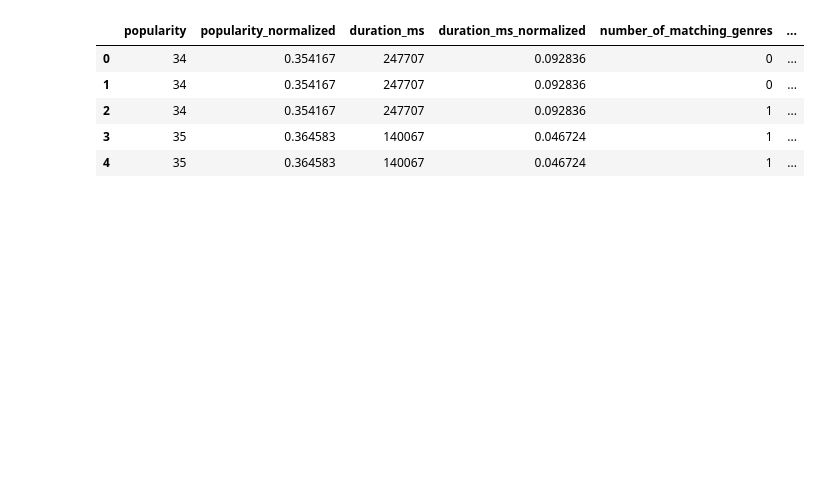
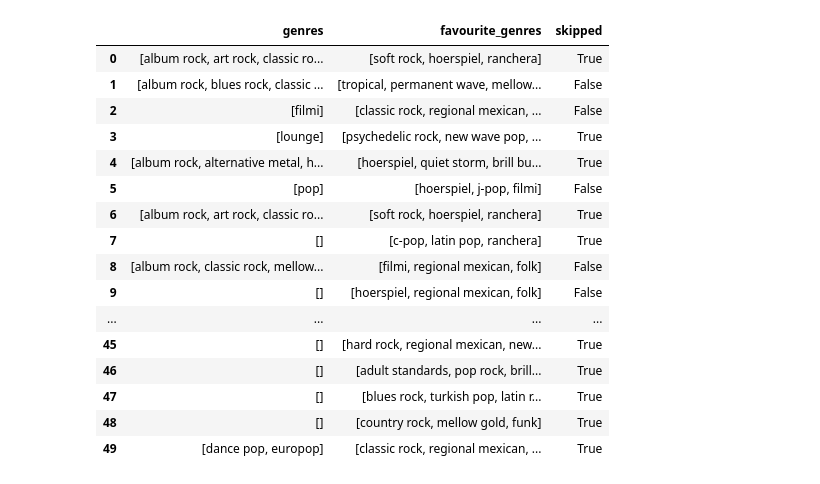
Before and after one commit to BartlomiejRasztabiga/IUM, a Jupyter notebook: notebooks/model2.ipynb, the cells around one changed output. Drawn from its saved outputs; the diff is of its cells as text; code cells hidden in the pictures; blank space fills up the shorter version.

```diff
--- a/notebooks/model2.ipynb
+++ b/notebooks/model2.ipynb
@@ -76,57 +109,76 @@ common genres {'blues rock', 'singer-songwriter', 'pop', 'album rock', 'quiet st
 # %%
+def normalize(data):
+  return (data - np.min(data)) / (np.max(data) - np.min(data))
+
 # Combine genres and favourite_genres
-all_genres = list(data['favourite_genres'] + data['genres'])
+all_genres = list(balanced_data['favourite_genres'] + balanced_data['genres'])
 
 # One-hot encode the genres
 mlb = MultiLabelBinarizer()
 mlb.fit(all_genres)
 
 encoded_all_genres = mlb.fit_transform(all_genres)
 
+# TODO moze trzeba inaczej enkodowac?
+
 # Split encoded_genres into genres and favourite_genres
-# encoded_favourite_genres = encoded_all_genres[:, :len(data['favourite_genres'][0])]
-# encoded_genres = encoded_all_genres[:, len(data['favourite_genres'][0]):]
+encoded_favourite_genres = encoded_all_genres[:, :len(balanced_data['favourite_genres'][0])]
+encoded_genres = encoded_all_genres[:, len(balanced_data['favourite_genres'][0]):]
 
-encoded_favourite_genres = mlb.transform(data['favourite_genres'])
-encoded_genres = mlb.transform(data['genres'])
+encoded_favourite_genres = mlb.transform(balanced_data['favourite_genres'])
+encoded_genres = mlb.transform(balanced_data['genres'])
 # encoded_common_genres = mlb.transform(data['common_genres'])
 
-popularity_normalized = data['popularity'].values.reshape(-1, 1)
-popularity_normalized = (popularity_normalized - np.min(popularity_normalized)) / (
-    np.max(popularity_normalized) - np.min(popularity_normalized))
+timestamp_normalized = balanced_data['timestamp'].values.reshape(-1, 1)
+timestamp_normalized = normalize(timestamp_normalized)
 
-duration_ms_normalized = data['duration_ms'].values.reshape(-1, 1)
-duration_ms_normalized = (duration_ms_normalized - np.min(duration_ms_normalized)) / (
-    np.max(duration_ms_normalized) - np.min(duration_ms_normalized))
+popularity_normalized = balanced_data['popularity'].values.reshape(-1, 1)
+popularity_normalized = normalize(popularity_normalized)
 
-danceability_normalized = data['danceability'].values.reshape(-1, 1)
-danceability_normalized = (danceability_normalized - np.min(danceability_normalized)) / (
-    np.max(danceability_normalized) - np.min(danceability_normalized))
+tempo_normalized = balanced_data['tempo'].values.reshape(-1, 1)
+tempo_normalized = normalize(tempo_normalized)
 
-energy_normalized = data['energy'].values.reshape(-1, 1)
-energy_normalized = (energy_normalized - np.min(energy_normalized)) / (
-    np.max(energy_normalized) - np.min(energy_normalized))
+duration_ms_normalized = balanced_data['duration_ms'].values.reshape(-1, 1)
+duration_ms_normalized = normalize(duration_ms_normalized)
 
-number_of_matching_genres_normalized = data['number_of_matching_genres'].values.reshape(-1, 1)
-number_of_matching_genres_normalized = (number_of_matching_genres_normalized - np.min(
-    number_of_matching_genres_normalized)) / (np.max(number_of_matching_genres_normalized) - np.min(
-    number_of_matching_genres_normalized))
+danceability_normalized = balanced_data['danceability'].values.reshape(-1, 1)
+danceability_normalized = normalize(danceability_normalized)
+
+energy_normalized = balanced_data['energy'].values.reshape(-1, 1)
+energy_normalized = normalize(energy_normalized)
+
+number_of_matching_genres_normalized = balanced_data['number_of_matching_genres'].values.reshape(-1, 1)
+number_of_matching_genres_normalized = normalize(number_of_matching_genres_normalized)
+
+hour_of_day_normalized = balanced_data['hour_of_day'].values.reshape(-1, 1)
+hour_of_day_normalized = normalize(hour_of_day_normalized)
+
+day_of_week_normalized = balanced_data['day_of_week'].values.reshape(-1, 1)
+day_of_week_normalized = normalize(day_of_week_normalized)
 
 # create data frame from data genres, data favourite_genres, encoded genres, encoded favourite_genres
 df = pd.DataFrame(
-    data={'popularity': data['popularity'],
-          'popularity_normalized': popularity_normalized.reshape(-1),
-          'duration_ms': data['duration_ms'],
-          'duration_ms_normalized': duration_ms_normalized.reshape(-1),
-          'number_of_matching_genres': data['number_of_matching_genres'],
-          'number_of_matching_genres_normalized': number_of_matching_genres_normalized.reshape(-1),
-          'skipped': data['skipped']})
+    data={
+          'genres': balanced_data['genres'],
+          'favourite_genres': balanced_data['favourite_genres'],
+          'skipped': balanced_data['skipped']})
 
-df.head(5)
+df.head(50)
 # %% [output]
-|  | popularity | popularity_normalized | duration_ms | duration_ms_normalized | number_of_matching_genres | ... |
-| 0 | 34 | 0.354167 | 247707 | 0.092836 | 0 | ... |
-| 1 | 34 | 0.354167 | 247707 | 0.092836 | 0 | ... |
-| 2 | 34 | 0.354167 | 247707 | 0.092836 | 1 | ... |
-| 3 | 35 | 0.364583 | 140067 | 0.046724 | 1 | ... |
-| 4 | 35 | 0.364583 | 140067 | 0.046724 | 1 | ... |
+|  | genres | favourite_genres | skipped |
+| 0 | [album rock, art rock, classic ro... | [soft rock, hoerspiel, ranchera] | True |
+| 1 | [album rock, blues rock, classic ... | [tropical, permanent wave, mellow... | False |
+| 2 | [filmi] | [classic rock, regional mexican, ... | False |
+| 3 | [lounge] | [psychedelic rock, new wave pop, ... | True |
+| 4 | [album rock, alternative metal, h... | [hoerspiel, quiet storm, brill bu... | True |
+| 5 | [pop] | [hoerspiel, j-pop, filmi] | False |
+| 6 | [album rock, art rock, classic ro... | [soft rock, hoerspiel, ranchera] | True |
+| 7 | [] | [c-pop, latin pop, ranchera] | True |
+| 8 | [album rock, classic rock, mellow... | [filmi, regional mexican, folk] | False |
+| 9 | [] | [hoerspiel, regional mexican, folk] | False |
+| ... | ... | ... | ... |
+| 45 | [] | [hard rock, regional mexican, new... | True |
+| 46 | [] | [adult standards, pop rock, brill... | True |
+| 47 | [] | [blues rock, turkish pop, latin r... | True |
+| 48 | [] | [country rock, mellow gold, funk] | True |
+| 49 | [dance pop, europop] | [classic rock, regional mexican, ... | True |
```
Also changed, not shown: parts of 8 cells of this notebook, 6 other files.
